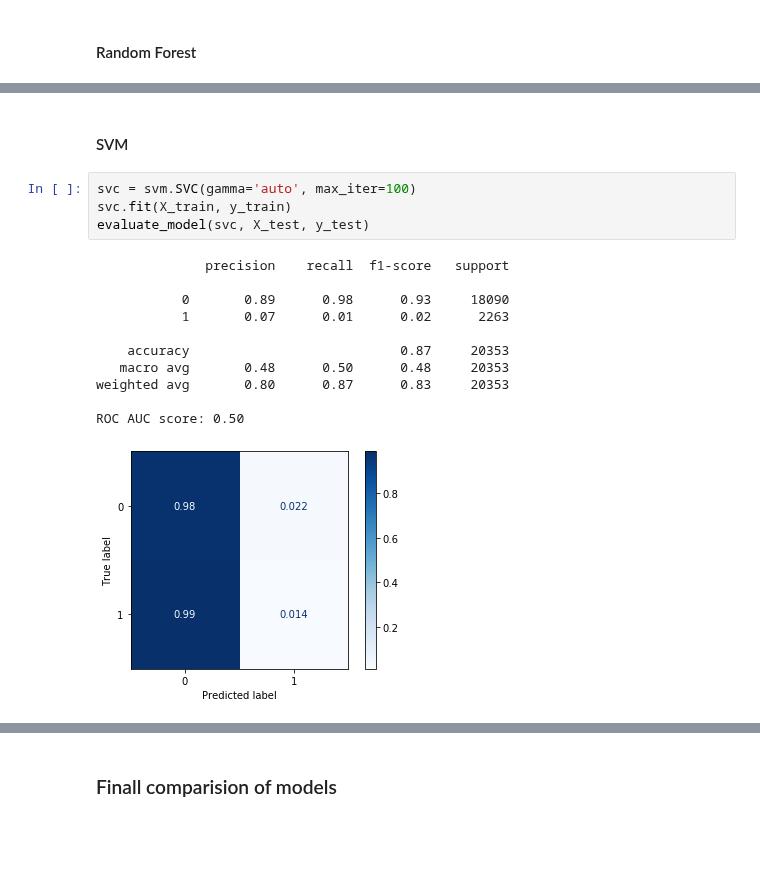
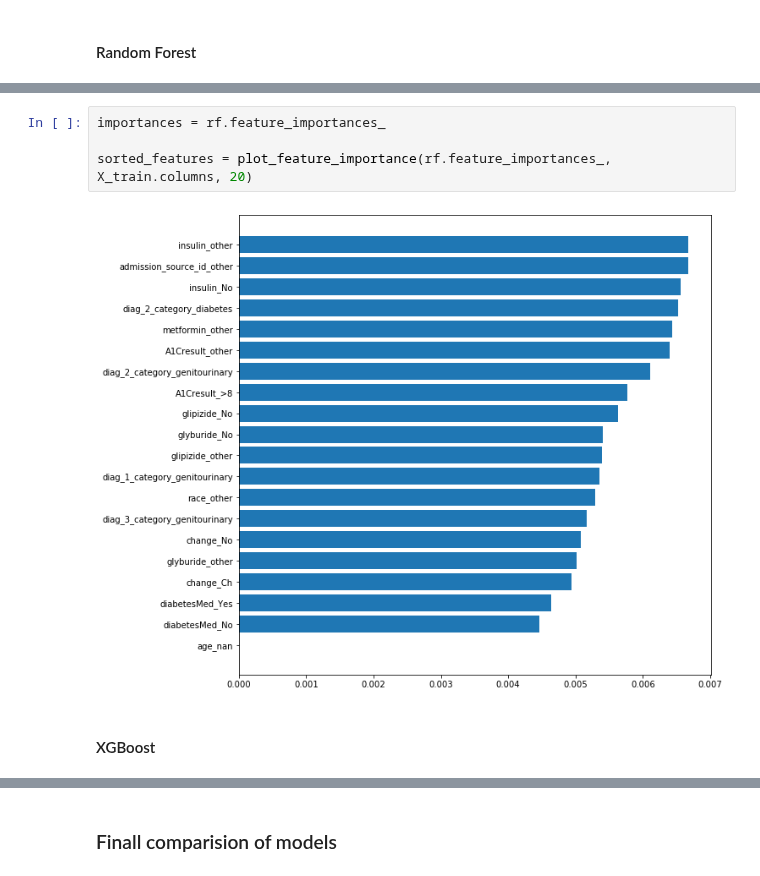
Before and after one commit to pmacinec/diabetes-patients-readmissions-prediction, a Jupyter notebook: notebooks/2_model_selection.ipynb, the cells around one changed output, grey strips where cells are left out. Cells and saved outputs as stored; diff of their text form; blank space fills up the shorter version.

```diff
--- a/notebooks/2_model_selection.ipynb
+++ b/notebooks/2_model_selection.ipynb
@@ -121,18 +152,8 @@ roc_auc(gnb.predict(X_test), y_test);
+# %%
+importances = rf.feature_importances_
+
+sorted_features = plot_feature_importance(rf.feature_importances_, X_train.columns, 20)
+# %% [output]
+[figure, added]
 # %% [markdown]
-#### SVM
+#### XGBoost
-# %%
-svc = svm.SVC(gamma='auto', max_iter=100)
-svc.fit(X_train, y_train)
-evaluate_model(svc, X_test, y_test)
-# %% [output]
-              precision    recall  f1-score   support
-
-           0       0.89      0.98      0.93     18090
-           1       0.07      0.01      0.02      2263
-
-    accuracy                           0.87     20353
-   macro avg       0.48      0.50      0.48     20353
-weighted avg       0.80      0.87      0.83     20353
-
-ROC AUC score: 0.50
-[figure, removed]
```
Also changed, not shown: parts of 38 cells of this notebook, 1 other file.
